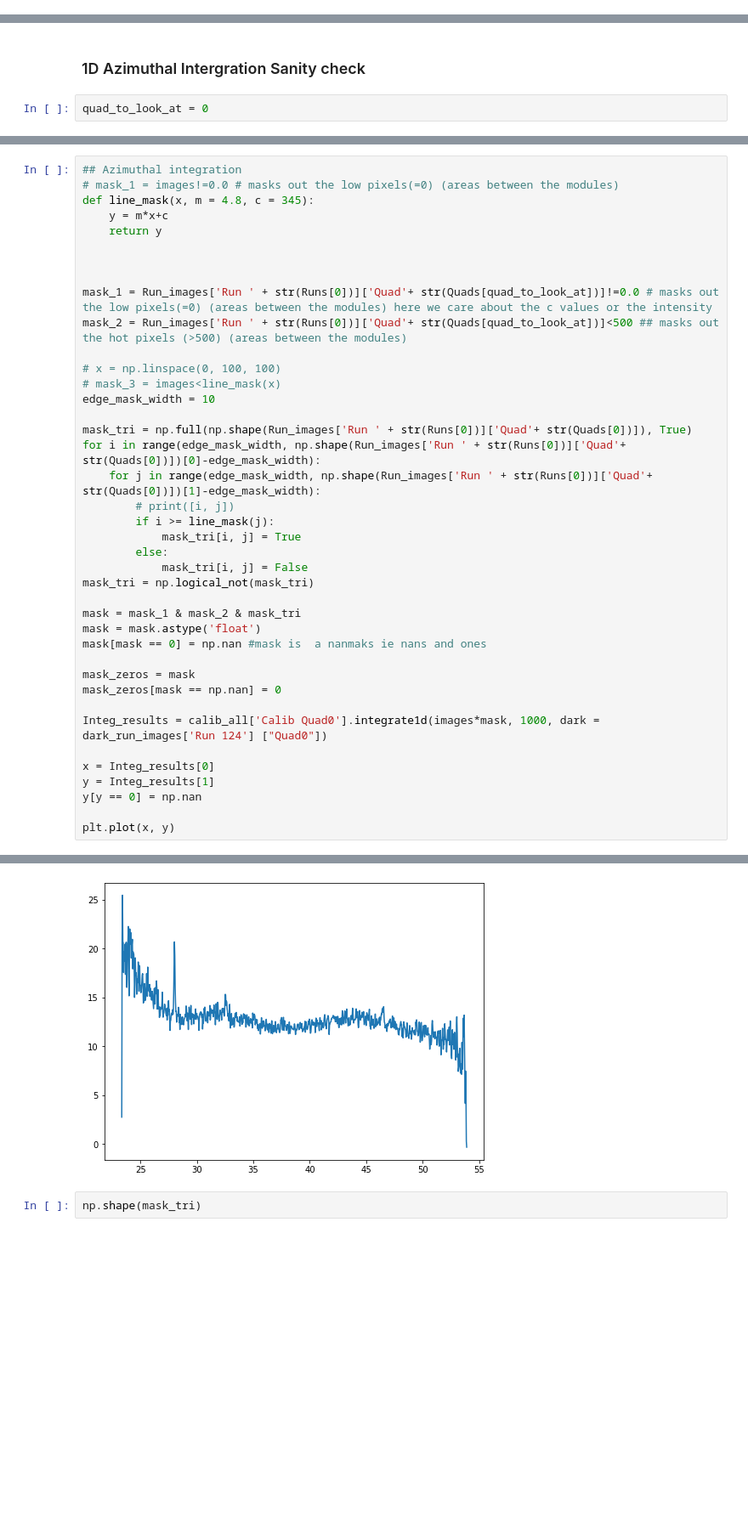
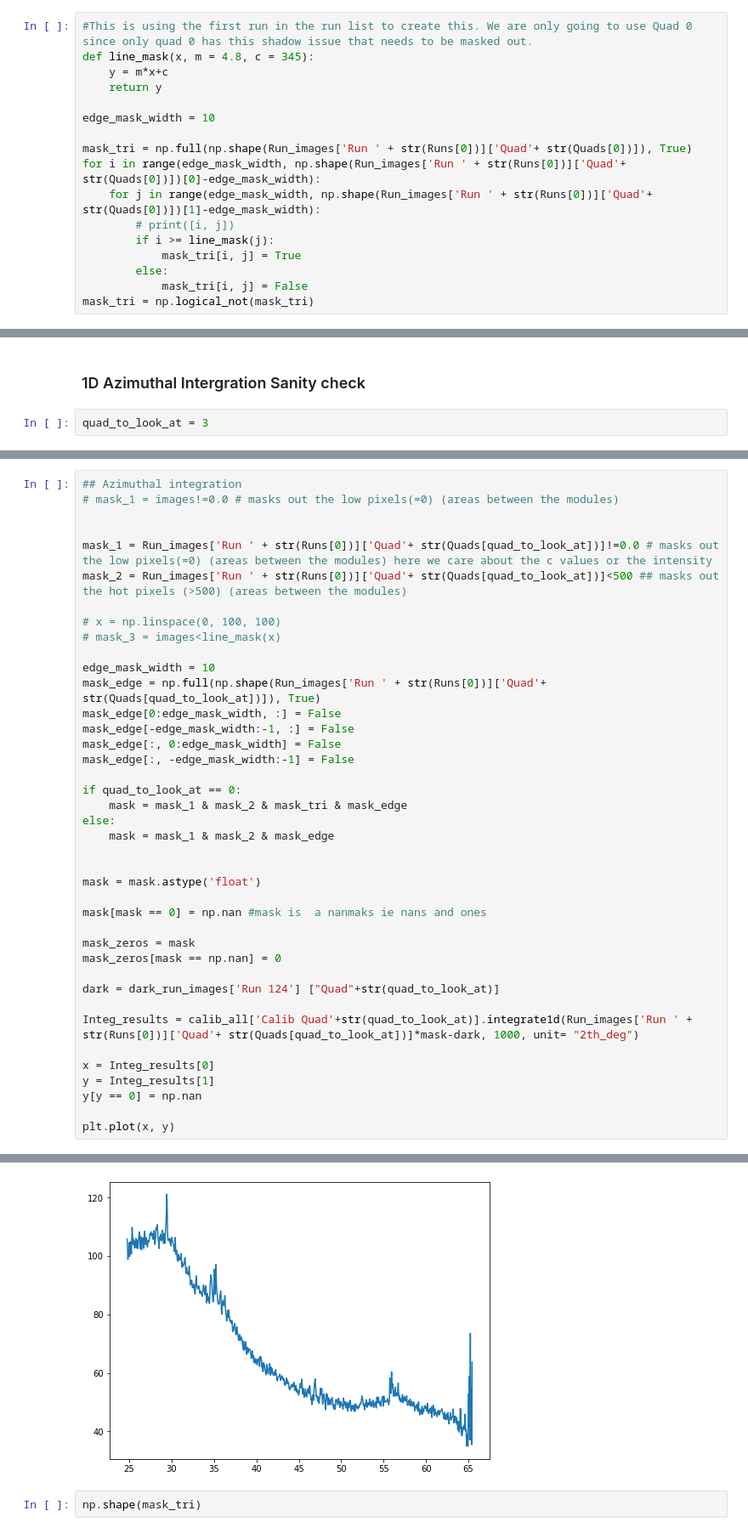
Before and after one commit to meeramadhavi/MEC_XRD_VISAR, a Jupyter notebook: Azimuthal_integration_Meera.ipynb, the cells around one changed output, grey strips where cells are left out. Shown at 85% size. Drawn from its saved outputs; the diff is of its cells as text; blank space fills up the shorter version.

Commit message:
Updated code
Dark subtraction added

```diff
--- a/Azimuthal_integration_Meera.ipynb
+++ b/Azimuthal_integration_Meera.ipynb
@@ -308,0 +311,17 @@ for i in Quads:
+# %%
+#This is using the first run in the run list to create this. We are only going to use Quad 0 since only quad 0 has this shadow issue that needs to be masked out.
+def line_mask(x, m = 4.8, c = 345):
+    y = m*x+c
+    return y
+
+edge_mask_width = 10
+
+mask_tri = np.full(np.shape(Run_images['Run ' + str(Runs[0])]['Quad'+ str(Quads[0])]), True)
+for i in range(edge_mask_width, np.shape(Run_images['Run ' + str(Runs[0])]['Quad'+ str(Quads[0])])[0]-edge_mask_width):
+    for j in range(edge_mask_width, np.shape(Run_images['Run ' + str(Runs[0])]['Quad'+ str(Quads[0])])[1]-edge_mask_width):
+        # print([i, j])
+        if i >= line_mask(j):
+            mask_tri[i, j] = True
+        else:
+            mask_tri[i, j] = False
+mask_tri = np.logical_not(mask_tri)
@@ -309,4 +335,4 @@ for i in Quads:
 # %% [markdown]
 ### 1D Azimuthal Intergration Sanity check
 # %%
-quad_to_look_at = 0
+quad_to_look_at = 3
@@ -330,46 +365,46 @@ array([[0., 0., 0., ..., 0., 0., 0.],
 # %%
 ## Azimuthal integration
 # mask_1 = images!=0.0 # masks out the low pixels(=0) (areas between the modules)
-def line_mask(x, m = 4.8, c = 345):
-    y = m*x+c
-    return y
-
 
 
 mask_1 = Run_images['Run ' + str(Runs[0])]['Quad'+ str(Quads[quad_to_look_at])]!=0.0 # masks out the low pixels(=0) (areas between the modules) here we care about the c values or the intensity
 mask_2 = Run_images['Run ' + str(Runs[0])]['Quad'+ str(Quads[quad_to_look_at])]<500 ## masks out the hot pixels (>500) (areas between the modules)
 
 # x = np.linspace(0, 100, 100)
 # mask_3 = images<line_mask(x)
+
 edge_mask_width = 10
+mask_edge = np.full(np.shape(Run_images['Run ' + str(Runs[0])]['Quad'+ str(Quads[quad_to_look_at])]), True)
+mask_edge[0:edge_mask_width, :] = False
+mask_edge[-edge_mask_width:-1, :] = False
+mask_edge[:, 0:edge_mask_width] = False
+mask_edge[:, -edge_mask_width:-1] = False
 
-mask_tri = np.full(np.shape(Run_images['Run ' + str(Runs[0])]['Quad'+ str(Quads[0])]), True)
-for i in range(edge_mask_width, np.shape(Run_images['Run ' + str(Runs[0])]['Quad'+ str(Quads[0])])[0]-edge_mask_width):
-    for j in range(edge_mask_width, np.shape(Run_images['Run ' + str(Runs[0])]['Quad'+ str(Quads[0])])[1]-edge_mask_width):
-        # print([i, j])
-        if i >= line_mask(j):
-            mask_tri[i, j] = True
-        else:
-            mask_tri[i, j] = False
-mask_tri = np.logical_not(mask_tri)
+if quad_to_look_at == 0:
+    mask = mask_1 & mask_2 & mask_tri & mask_edge
+else:
+    mask = mask_1 & mask_2 & mask_edge
 
-mask = mask_1 & mask_2 & mask_tri
+
 mask = mask.astype('float')
+
 mask[mask == 0] = np.nan #mask is  a nanmaks ie nans and ones
 
 mask_zeros = mask
 mask_zeros[mask == np.nan] = 0
 
-Integ_results = calib_all['Calib Quad0'].integrate1d(images*mask, 1000, dark = dark_run_images['Run 124'] ["Quad0"])
+dark = dark_run_images['Run 124'] ["Quad"+str(quad_to_look_at)]
+
+Integ_results = calib_all['Calib Quad'+str(quad_to_look_at)].integrate1d(Run_images['Run ' + str(Runs[0])]['Quad'+ str(Quads[quad_to_look_at])]*mask-dark, 1000, unit= "2th_deg")
 
 x = Integ_results[0]
 y = Integ_results[1]
 y[y == 0] = np.nan
 
 plt.plot(x, y)
 # %% [output]
 [<matplotlib.lines.Line2D at 0x...>]
-[figure, old version]
+[figure, new version]
 # %%
 np.shape(mask_tri)
 # %% [output]
```
Also changed, not shown: parts of 9 cells of this notebook, 2 other files.
